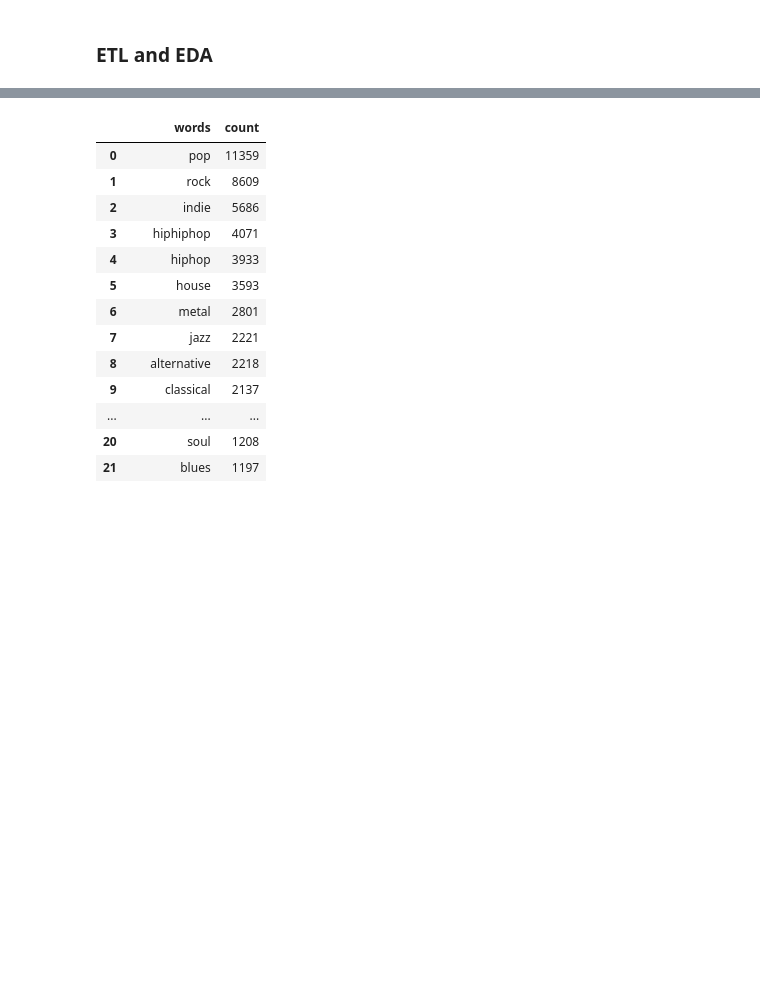
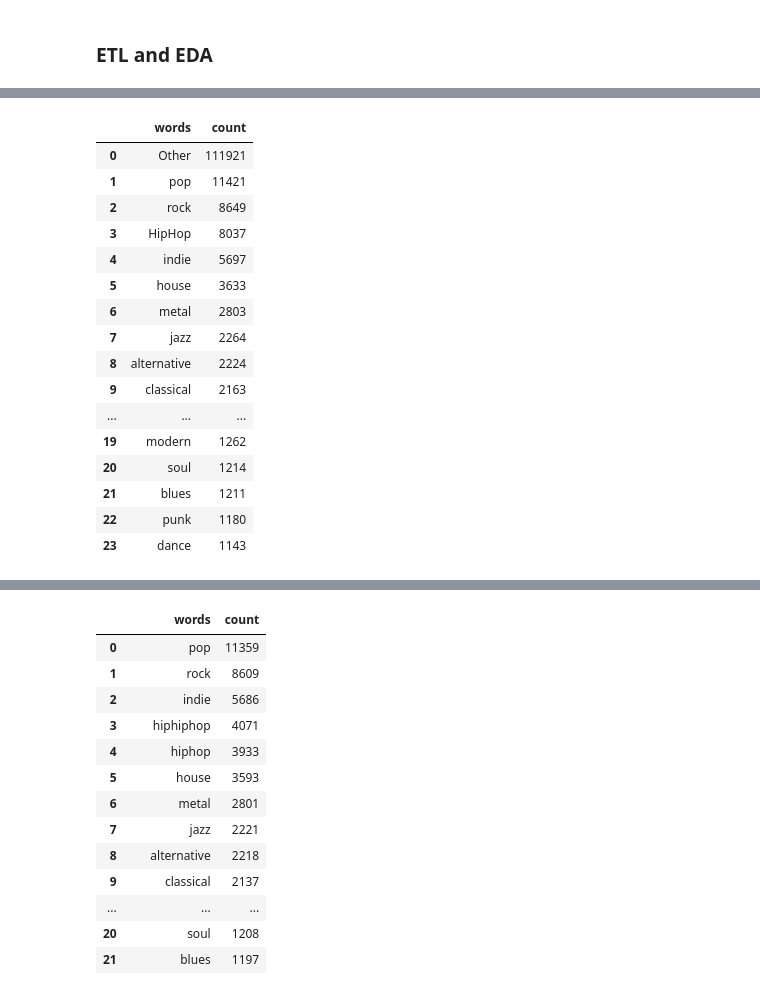
Before and after one commit to dejse/spotify-recommendation-streamlit, a Jupyter notebook: notebooks/E2E.ipynb, the cells around one changed output, grey strips where cells are left out. Cells and saved outputs as stored; diff of their text form; code cells hidden in the pictures; blank space fills up the shorter version.

Commit message:
update genres table

```diff
--- a/notebooks/E2E.ipynb
+++ b/notebooks/E2E.ipynb
@@ -115,3 +120,31 @@ con.table("genres").limit(3).df()
+# %%
+sql = """
+select
+    words,
+    count(words) as count
+from genres
+group by words
+order by count(words) desc
+"""
+con.query(sql).df()
+# %% [output]
+|  | words | count |
+| 0 | Other | 111921 |
+| 1 | pop | 11421 |
+| 2 | rock | 8649 |
+| 3 | HipHop | 8037 |
+| 4 | indie | 5697 |
+| 5 | house | 3633 |
+| 6 | metal | 2803 |
+| 7 | jazz | 2264 |
+| 8 | alternative | 2224 |
+| 9 | classical | 2163 |
+| ... | ... | ... |
+| 19 | modern | 1262 |
+| 20 | soul | 1214 |
+| 21 | blues | 1211 |
+| 22 | punk | 1180 |
+| 23 | dance | 1143 |
 # %%
 # Construct Features Table
 def create_features_table(con: duckdb.DuckDBPyConnection):
```
Also changed, not shown: parts of 3 cells of this notebook, 1 other file.
